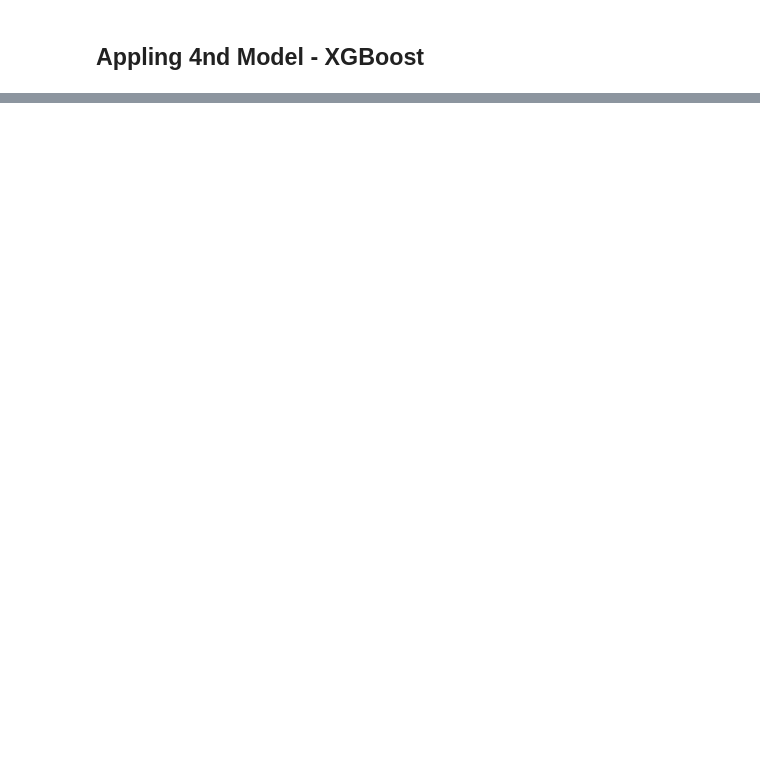
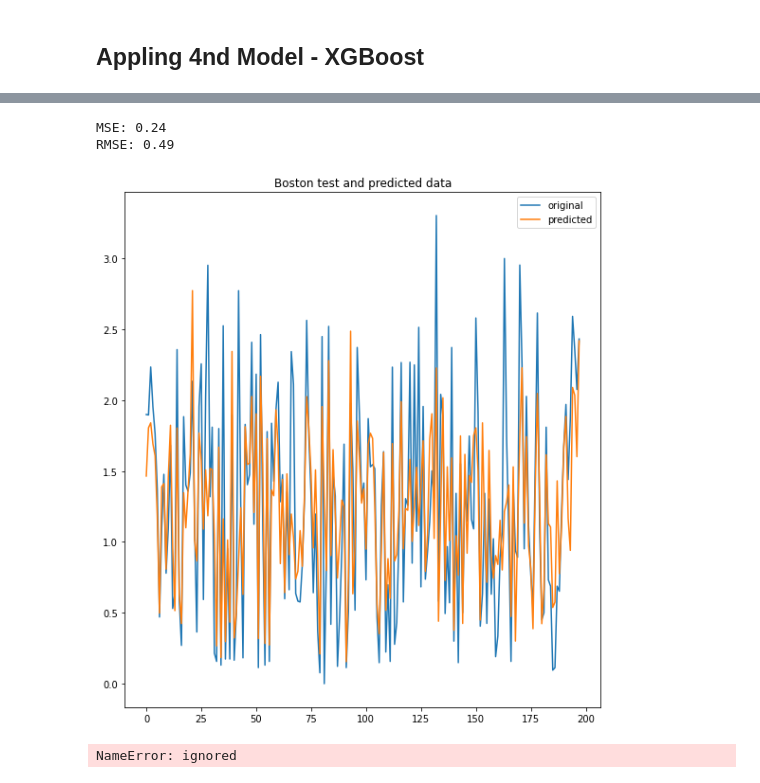
Before and after one commit to Raanank10/Instagram-s-influencers, a Jupyter notebook: Instagram_influencers.ipynb, the cells around one changed output, grey strips where cells are left out. Cells and saved outputs as stored; diff of their text form; code cells hidden in the pictures; blank space fills up the shorter version.

```diff
--- a/Instagram_influencers.ipynb
+++ b/Instagram_influencers.ipynb
@@ -1321,4 +1322,4 @@ rf_random.best_params_
 # %% [markdown]
 ## Appling 4nd Model - XGBoost
 # %%
-XGB_reg = XGBRegressor()
+XGB_reg = xgb.XGBRegressor()
@@ -1331,0 +1336,2 @@ scores = cross_val_score(model, X, y, scoring='neg_mean_absolute_error', cv=cv,
+# %%
+XGB_reg.fit(X_train, y_train)
@@ -1331,0 +1367,23 @@ scores = cross_val_score(model, X, y, scoring='neg_mean_absolute_error', cv=cv,
+# %%
+y_test_pred = XGB_reg.predict(X_test)
+mse = mse(y_test, y_test_pred)
+print("MSE: %.2f" % mse)
+print("RMSE: %.2f" % (mse**0.5))
+# %% [output]
+MSE: 0.24
+RMSE: 0.49
+# %%
+x_ax = range(len(y_test))
+fig = plt.figure(figsize=(9, 10))
+plt.plot(x_ax, y_test, label="original")
+plt.plot(x_ax, y_test_pred, label="predicted")
+plt.title("Boston test and predicted data")
+plt.legend()
+plt.show()
+# %% [output]
+[figure, added]
+# %%
+scores = absolute(scores)
+print('Mean MAE: %.3f (%.3f)' % (scores.mean(), scores.std()) )
+# %% [output]
+NameError: ignored
```
Also changed, not shown: parts of 15 cells of this notebook.
